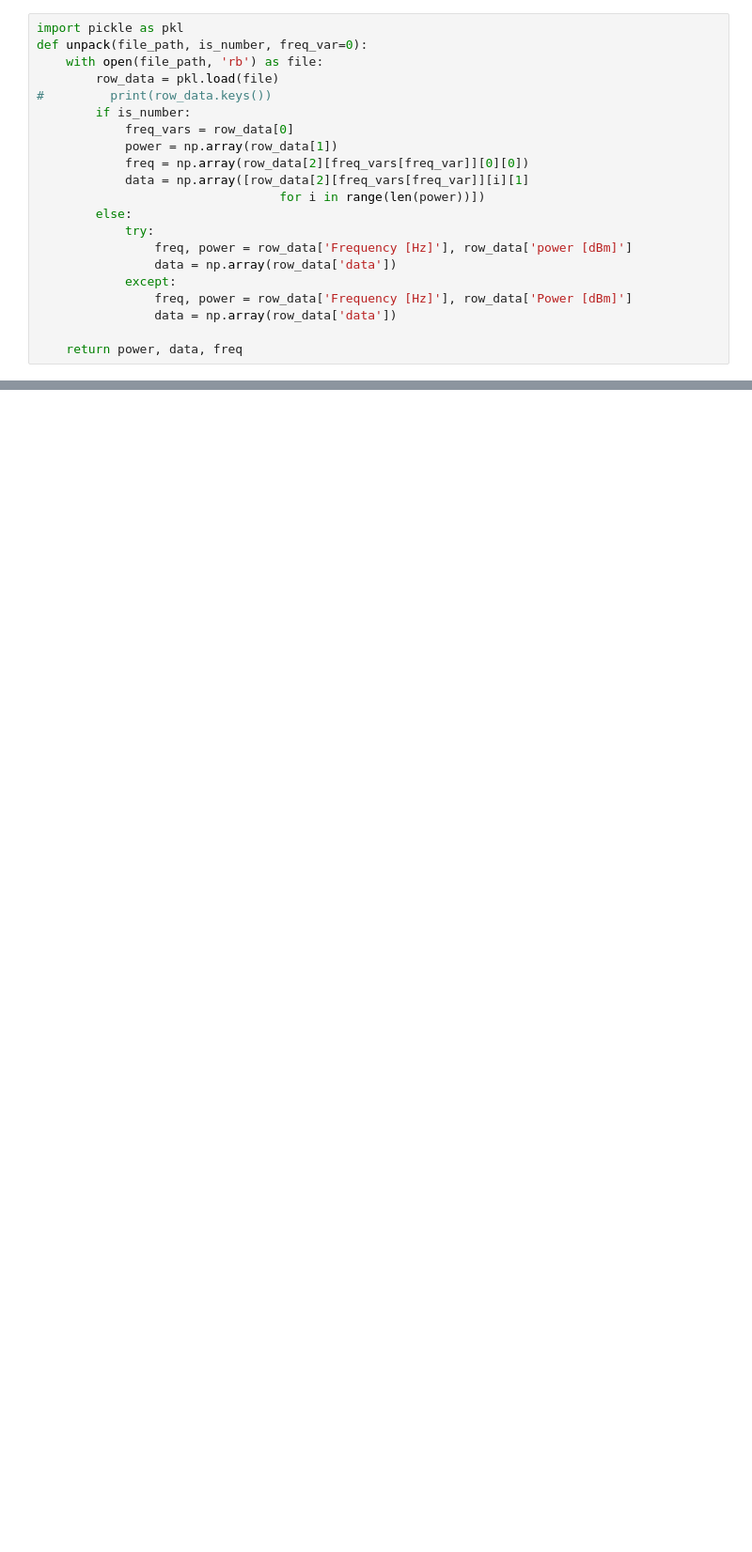
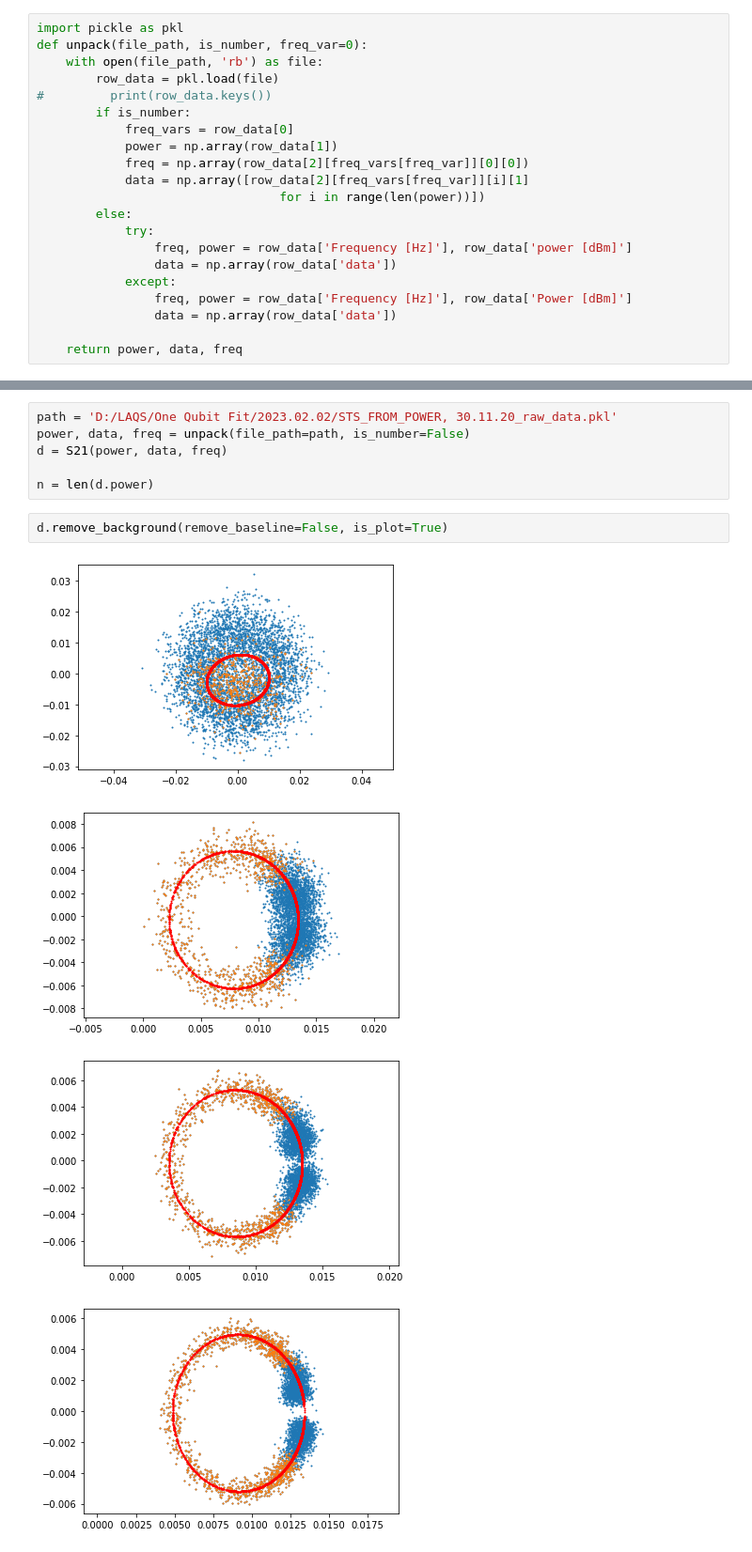
Before and after one commit to SabirovT/S21, a Jupyter notebook: main.ipynb, the cells around one changed output, grey strips where cells are left out. Shown at 94% size. Saved outputs shown, nothing was run; the diff lists cells and outputs as text; blank space fills up the shorter version.

```diff
--- a/main.ipynb
+++ b/main.ipynb
@@ -384,0 +26,13 @@ def generate(freq=None, params=None, eps=0.1, eps_baseline=0., is_plot=False, ba
+# %%
+path = 'D:/LAQS/One Qubit Fit/2023.02.02/STS_FROM_POWER, 30.11.20_raw_data.pkl'
+power, data, freq = unpack(file_path=path, is_number=False)
+d = S21(power, data, freq)
+
+n = len(d.power)
+# %%
+d.remove_background(remove_baseline=False, is_plot=True)
+# %% [output]
+[figure, added]
+[figure, added]
+[figure, added]
+[figure, added]
```
Also changed, not shown: parts of 35 cells of this notebook, 2 other files.
